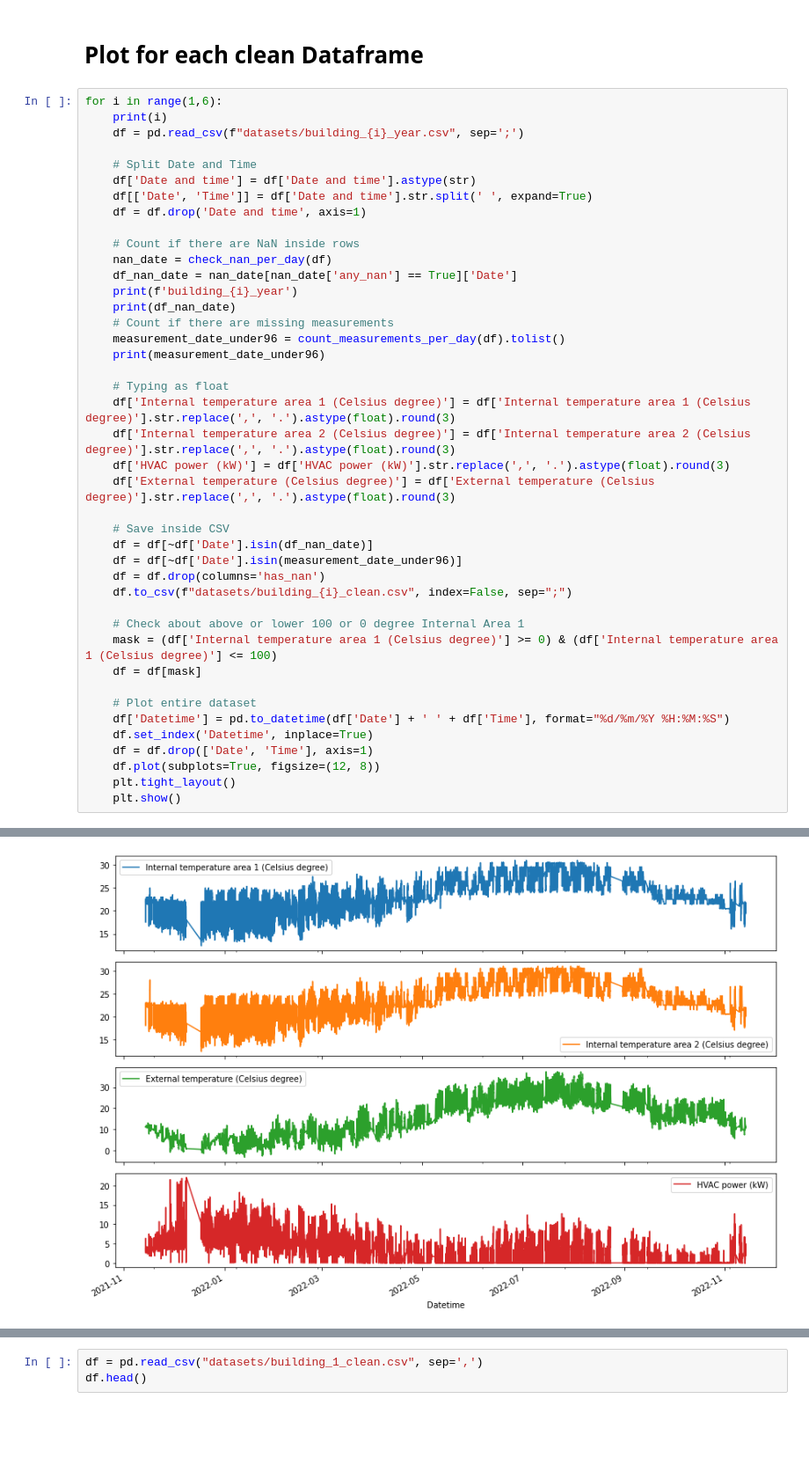
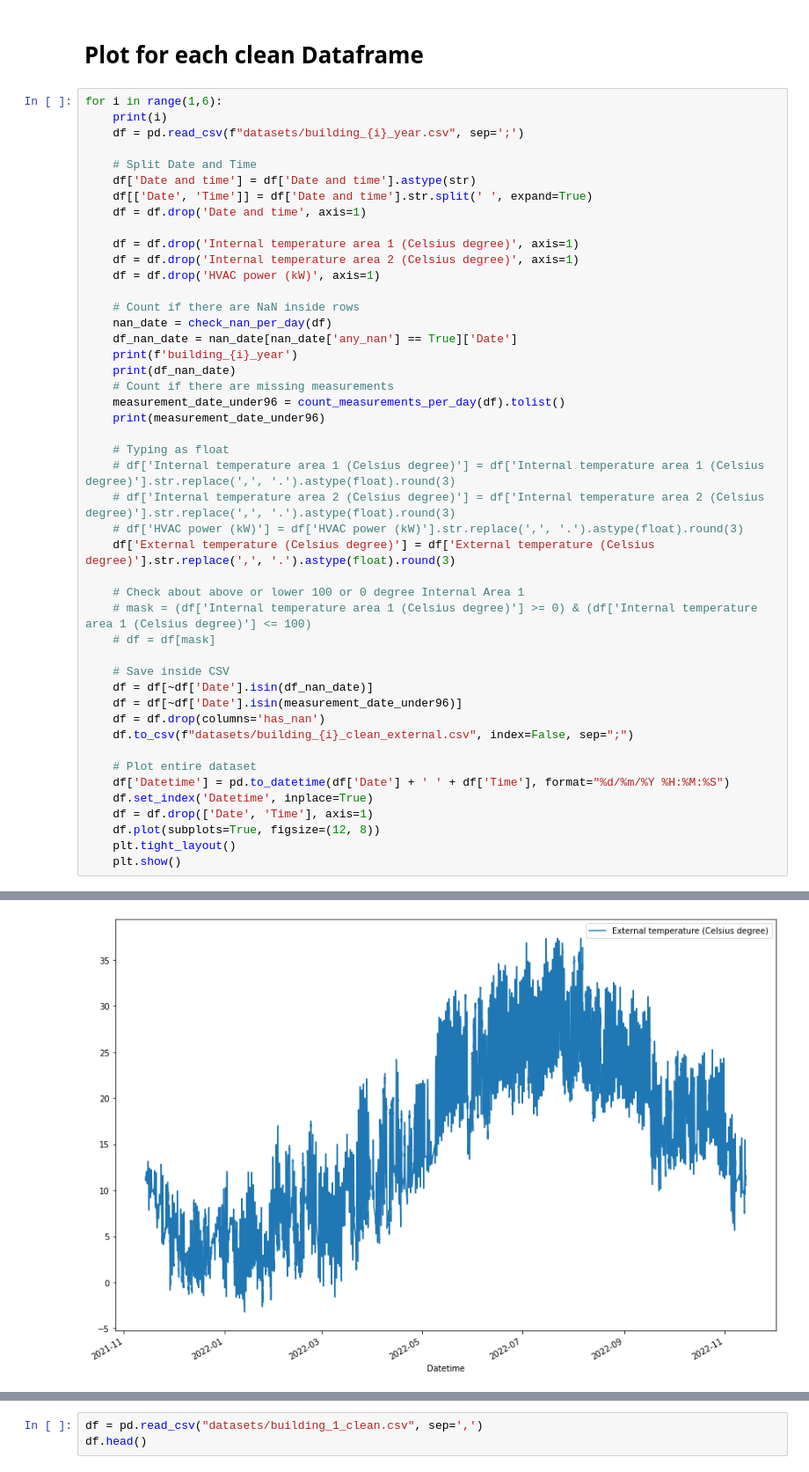
Before and after one commit to vedovati-matteo/noi_hack_SEC, a Jupyter notebook: data_test.ipynb, the cells around one changed output, grey strips where cells are left out. Shown at 88% size. Saved outputs shown, nothing was run; the diff lists cells and outputs as text; blank space fills up the shorter version.

Commit message:
only external clean

```diff
--- a/data_test.ipynb
+++ b/data_test.ipynb
@@ -87,6 +87,10 @@ for i in range(1,6):
     df['Date and time'] = df['Date and time'].astype(str)
     df[['Date', 'Time']] = df['Date and time'].str.split(' ', expand=True)
     df = df.drop('Date and time', axis=1)
+
+    df = df.drop('Internal temperature area 1 (Celsius degree)', axis=1)
+    df = df.drop('Internal temperature area 2 (Celsius degree)', axis=1)
+    df = df.drop('HVAC power (kW)', axis=1)
 
     # Count if there are NaN inside rows
     nan_date = check_nan_per_day(df)
@@ -98,20 +102,20 @@ for i in range(1,6):
     print(measurement_date_under96)
 
     # Typing as float
-    df['Internal temperature area 1 (Celsius degree)'] = df['Internal temperature area 1 (Celsius degree)'].str.replace(',', '.').astype(float).round(3)
-    df['Internal temperature area 2 (Celsius degree)'] = df['Internal temperature area 2 (Celsius degree)'].str.replace(',', '.').astype(float).round(3)
-    df['HVAC power (kW)'] = df['HVAC power (kW)'].str.replace(',', '.').astype(float).round(3)
+    # df['Internal temperature area 1 (Celsius degree)'] = df['Internal temperature area 1 (Celsius degree)'].str.replace(',', '.').astype(float).round(3)
+    # df['Internal temperature area 2 (Celsius degree)'] = df['Internal temperature area 2 (Celsius degree)'].str.replace(',', '.').astype(float).round(3)
+    # df['HVAC power (kW)'] = df['HVAC power (kW)'].str.replace(',', '.').astype(float).round(3)
     df['External temperature (Celsius degree)'] = df['External temperature (Celsius degree)'].str.replace(',', '.').astype(float).round(3)
+
+    # Check about above or lower 100 or 0 degree Internal Area 1
+    # mask = (df['Internal temperature area 1 (Celsius degree)'] >= 0) & (df['Internal temperature area 1 (Celsius degree)'] <= 100)
+    # df = df[mask]
 
     # Save inside CSV
     df = df[~df['Date'].isin(df_nan_date)]
     df = df[~df['Date'].isin(measurement_date_under96)]
     df = df.drop(columns='has_nan')
-    df.to_csv(f"datasets/building_{i}_clean.csv", index=False, sep=";")
-
-    # Check about above or lower 100 or 0 degree Internal Area 1
-    mask = (df['Internal temperature area 1 (Celsius degree)'] >= 0) & (df['Internal temperature area 1 (Celsius degree)'] <= 100)
-    df = df[mask]
+    df.to_csv(f"datasets/building_{i}_clean_external.csv", index=False, sep=";")
 
     # Plot entire dataset
     df['Datetime'] = pd.to_datetime(df['Date'] + ' ' + df['Time'], format="%d/%m/%Y %H:%M:%S")
@@ -139,5 +131,5 @@ building_1_year
 Name: Date, dtype: object
 ['02/04/2022', '03/05/2022', '07/05/2022', '08/05/2022', '08/11/2022', '09/11/2022', '10/02/2022', '10/04/2022', '12/11/2022', '14/04/2022', '18/11/2021', '19/02/2022', '19/04/2022', '21/03/2022', '21 ...
-[figure, old version]
+[figure, new version]
 2
 building_2_year
```
Also changed, not shown: parts of 1 cell of this notebook, 5 other files.
